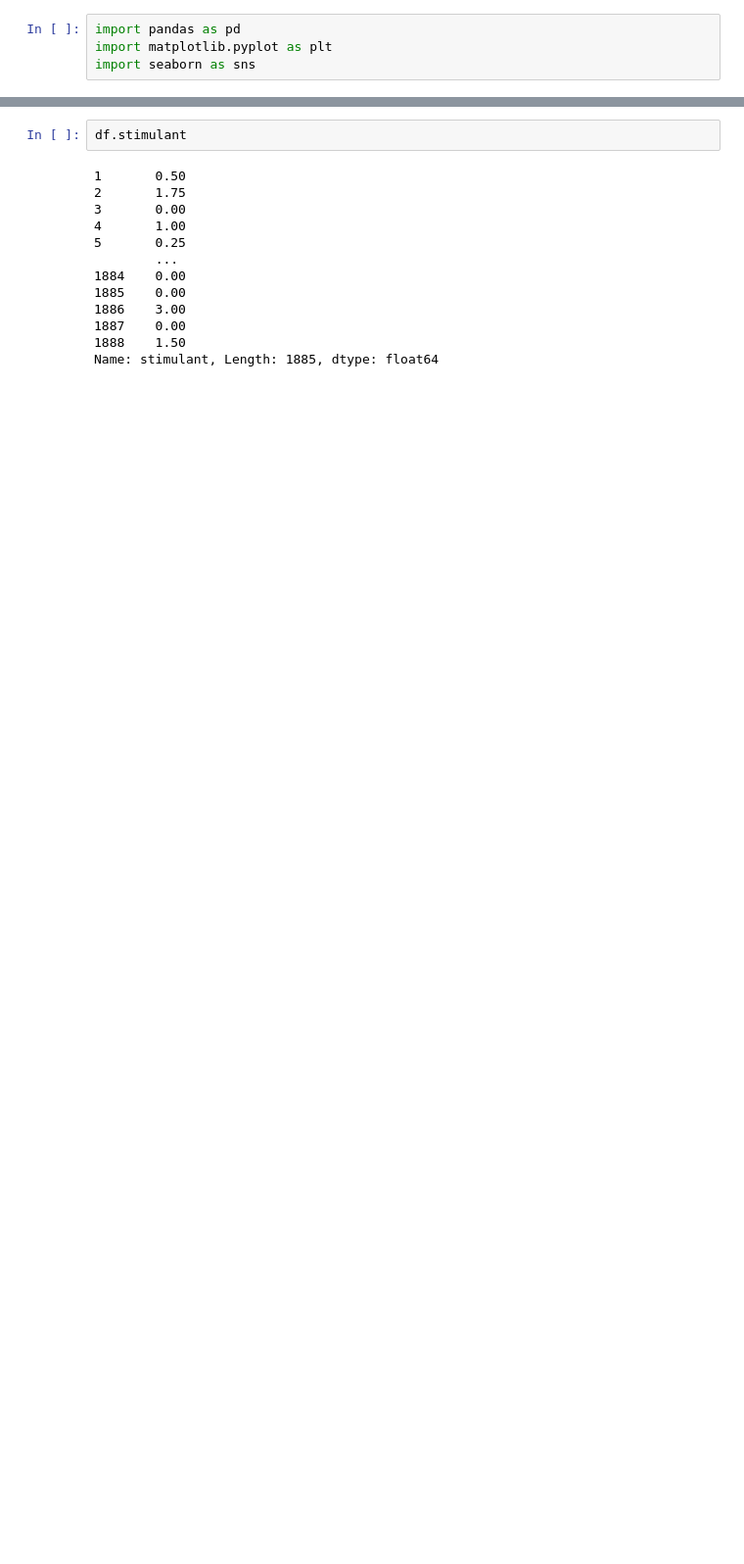
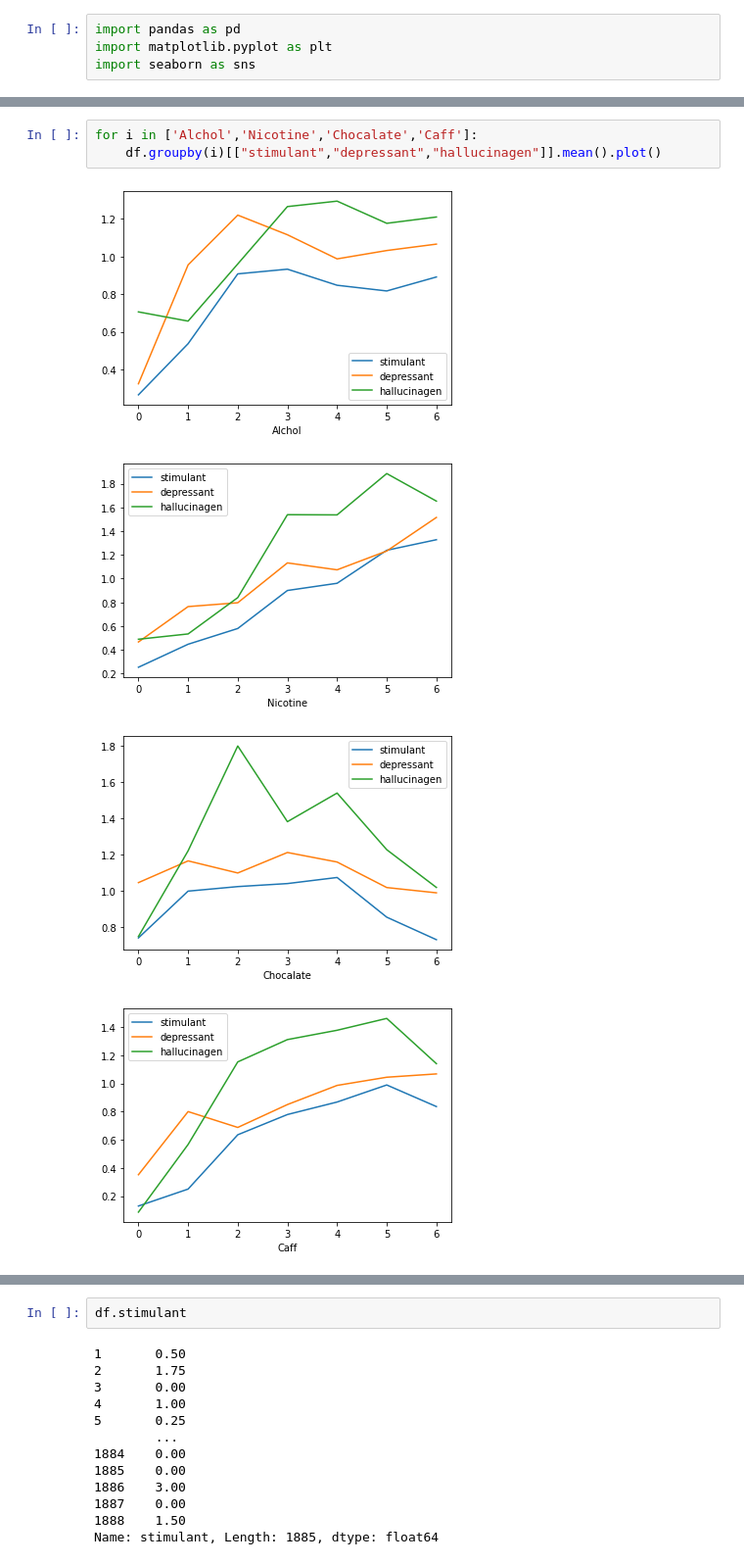
Before and after one commit to AmirMEdris/PredictingDrugUse, a Jupyter notebook: DataVisualization.ipynb, the cells around one changed output, grey strips where cells are left out. Shown at 98% size. Saved outputs shown, nothing was run; the diff lists cells and outputs as text; blank space fills up the shorter version.

```diff
--- a/DataVisualization.ipynb
+++ b/DataVisualization.ipynb
@@ -12,0 +39,8 @@ plt.savefig('LesserStimulantUsageByStimulant.png', bbox_inches='tight')
+# %%
+for i in ['Alchol','Nicotine','Chocalate','Caff']:
+    df.groupby(i)[["stimulant","depressant","hallucinagen"]].mean().plot()
+# %% [output]
+[figure, added]
+[figure, added]
+[figure, added]
+[figure, added]
```
Also changed, not shown: parts of 22 cells of this notebook, 15 other files.
